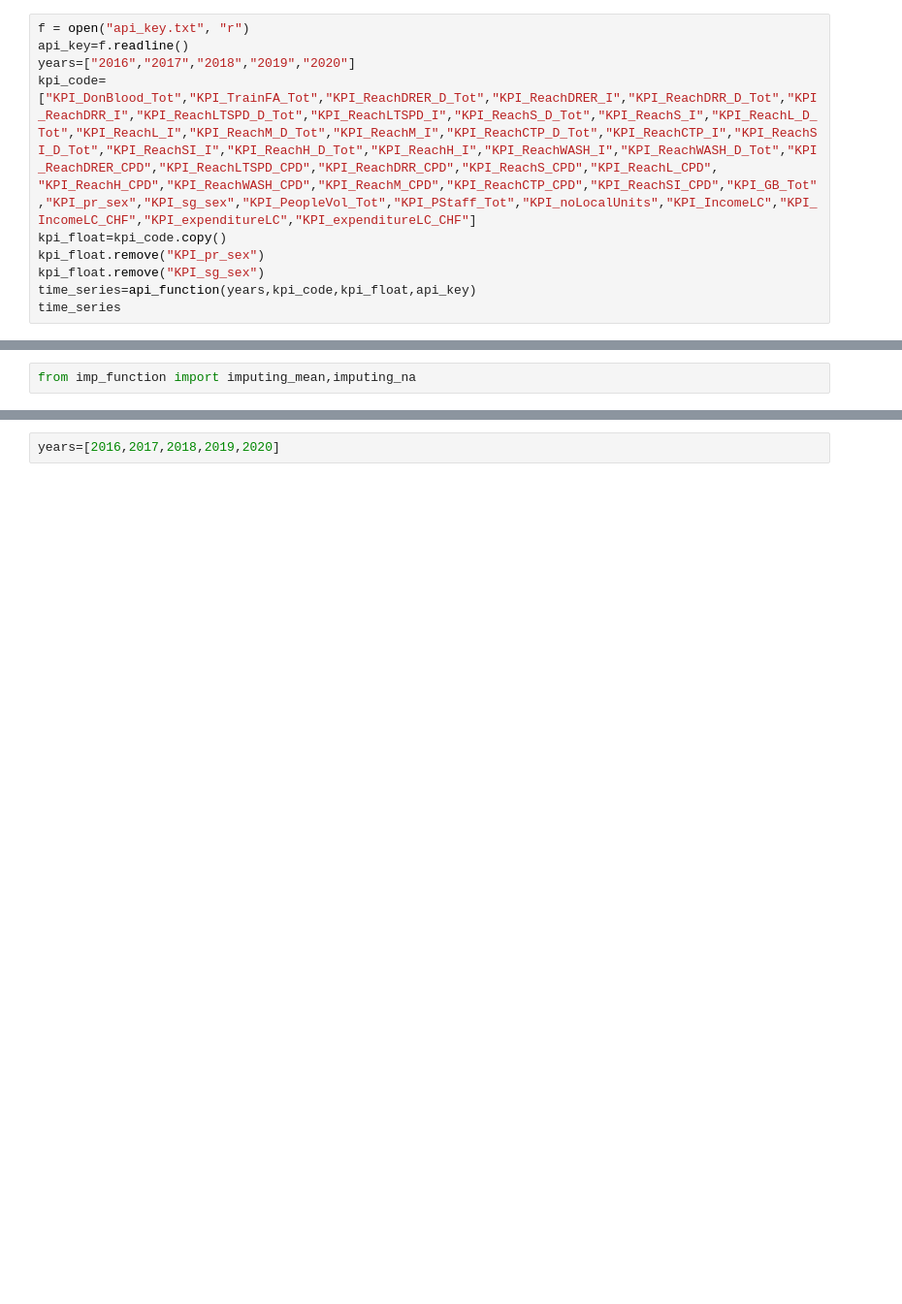
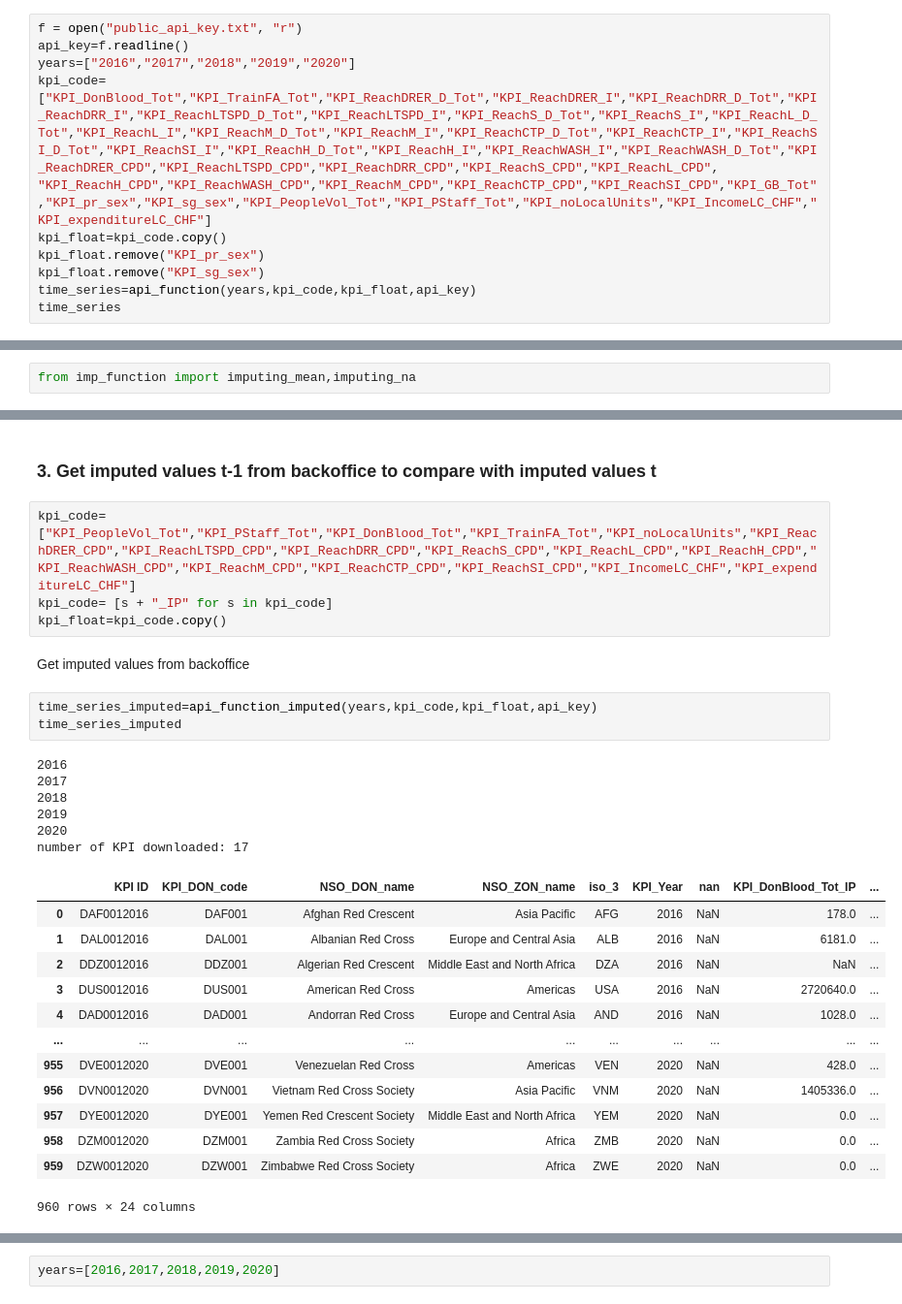
Before and after one commit to FDRS-ifrc/fdrs_imputing_missing_values, a Jupyter notebook: Imp_notebook.ipynb, the cells around one changed output, grey strips where cells are left out. Shown at 97% size. Drawn from its saved outputs; the diff is of its cells as text; blank space fills up the shorter version.

```diff
--- a/Imp_notebook.ipynb
+++ b/Imp_notebook.ipynb
@@ -15,8 +16,8 @@ from fdrsapi import api_function,baseline
 # %%
-f = open("api_key.txt", "r")
+f = open("public_api_key.txt", "r")
 api_key=f.readline()
 years=["2016","2017","2018","2019","2020"]
-kpi_code=["KPI_DonBlood_Tot","KPI_TrainFA_Tot","KPI_ReachDRER_D_Tot","KPI_ReachDRER_I","KPI_ReachDRR_D_Tot","KPI_ReachDRR_I","KPI_ReachLTSPD_D_Tot","KPI_ReachLTSPD_I","KPI_ReachS_D_Tot","KPI_ReachS_I","KPI_ReachL_D_Tot","KPI_ReachL_I","KPI_ReachM_D_Tot","KPI_ReachM_I","KPI_ReachCTP_D_Tot","KPI_ReachCTP_I","KPI_ReachSI_D_Tot","KPI_ReachSI_I","KPI_ReachH_D_Tot","KPI_ReachH_I","KPI_ReachWASH_I","KPI_ReachWASH_D_Tot","KPI_ReachDRER_CPD","KPI_ReachLTSPD_CPD","KPI_ReachDRR_CPD","KPI_ReachS_CPD","KPI_ReachL_CPD", "KPI_ReachH_CPD","KPI_ReachWASH_CPD","KPI_ReachM_CPD","KPI_ReachCTP_CPD","KPI_ReachSI_CPD","KPI_GB_Tot","KPI_pr_sex","KPI_sg_sex","KPI_PeopleVol_Tot","KPI_PStaff_Tot","KPI_noLocalUnits","KPI_IncomeLC","KPI_IncomeLC_CHF","KPI_expenditureLC","KPI_expenditureLC_CHF"]
+kpi_code=["KPI_DonBlood_Tot","KPI_TrainFA_Tot","KPI_ReachDRER_D_Tot","KPI_ReachDRER_I","KPI_ReachDRR_D_Tot","KPI_ReachDRR_I","KPI_ReachLTSPD_D_Tot","KPI_ReachLTSPD_I","KPI_ReachS_D_Tot","KPI_ReachS_I","KPI_ReachL_D_Tot","KPI_ReachL_I","KPI_ReachM_D_Tot","KPI_ReachM_I","KPI_ReachCTP_D_Tot","KPI_ReachCTP_I","KPI_ReachSI_D_Tot","KPI_ReachSI_I","KPI_ReachH_D_Tot","KPI_ReachH_I","KPI_ReachWASH_I","KPI_ReachWASH_D_Tot","KPI_ReachDRER_CPD","KPI_ReachLTSPD_CPD","KPI_ReachDRR_CPD","KPI_ReachS_CPD","KPI_ReachL_CPD", "KPI_ReachH_CPD","KPI_ReachWASH_CPD","KPI_ReachM_CPD","KPI_ReachCTP_CPD","KPI_ReachSI_CPD","KPI_GB_Tot","KPI_pr_sex","KPI_sg_sex","KPI_PeopleVol_Tot","KPI_PStaff_Tot","KPI_noLocalUnits","KPI_IncomeLC_CHF","KPI_expenditureLC_CHF"]
 kpi_float=kpi_code.copy()
 kpi_float.remove("KPI_pr_sex")
 kpi_float.remove("KPI_sg_sex")
@@ -88,0 +97,31 @@ KPI_expenditureLC_CHF
+# %% [markdown]
+### 3. Get imputed values t-1 from backoffice to compare with imputed values t
+# %%
+kpi_code=["KPI_PeopleVol_Tot","KPI_PStaff_Tot","KPI_DonBlood_Tot","KPI_TrainFA_Tot","KPI_noLocalUnits","KPI_ReachDRER_CPD","KPI_ReachLTSPD_CPD","KPI_ReachDRR_CPD","KPI_ReachS_CPD","KPI_ReachL_CPD","KPI_ReachH_CPD","KPI_ReachWASH_CPD","KPI_ReachM_CPD","KPI_ReachCTP_CPD","KPI_ReachSI_CPD","KPI_IncomeLC_CHF","KPI_expenditureLC_CHF"]
+kpi_code= [s + "_IP" for s in kpi_code]
+kpi_float=kpi_code.copy()
+# %% [markdown]
+Get imputed values from backoffice
+# %%
+time_series_imputed=api_function_imputed(years,kpi_code,kpi_float,api_key)
+time_series_imputed
+# %% [output]
+2016
+2017
+2018
+2019
+2020
+number of KPI downloaded: 17
+|  | KPI ID | KPI_DON_code | NSO_DON_name | NSO_ZON_name | iso_3 | KPI_Year | nan | KPI_DonBlood_Tot_IP | ... |
+| 0 | DAF0012016 | DAF001 | Afghan Red Crescent | Asia Pacific | AFG | 2016 | NaN | 178.0 | ... |
+| 1 | DAL0012016 | DAL001 | Albanian Red Cross | Europe and Central Asia | ALB | 2016 | NaN | 6181.0 | ... |
+| 2 | DDZ0012016 | DDZ001 | Algerian Red Crescent | Middle East and North Africa | DZA | 2016 | NaN | NaN | ... |
+| 3 | DUS0012016 | DUS001 | American Red Cross | Americas | USA | 2016 | NaN | 2720640.0 | ... |
+| 4 | DAD0012016 | DAD001 | Andorran Red Cross | Europe and Central Asia | AND | 2016 | NaN | 1028.0 | ... |
+| ... | ... | ... | ... | ... | ... | ... | ... | ... | ... |
+| 955 | DVE0012020 | DVE001 | Venezuelan Red Cross | Americas | VEN | 2020 | NaN | 428.0 | ... |
+| 956 | DVN0012020 | DVN001 | Vietnam Red Cross Society | Asia Pacific | VNM | 2020 | NaN | 1405336.0 | ... |
+| 957 | DYE0012020 | DYE001 | Yemen Red Crescent Society | Middle East and North Africa | YEM | 2020 | NaN | 0.0 | ... |
+| 958 | DZM0012020 | DZM001 | Zambia Red Cross Society | Africa | ZMB | 2020 | NaN | 0.0 | ... |
+| 959 | DZW0012020 | DZW001 | Zimbabwe Red Cross Society | Africa | ZWE | 2020 | NaN | 0.0 | ... |
+960 rows × 24 columns
```
Also changed, not shown: parts of 29 cells of this notebook, 5 other files.
